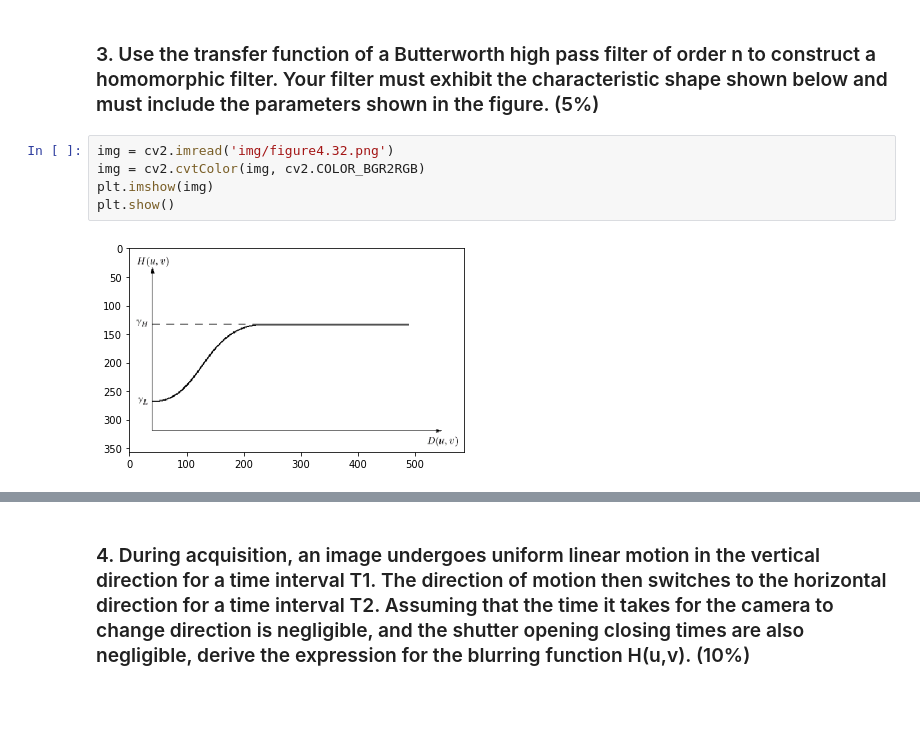
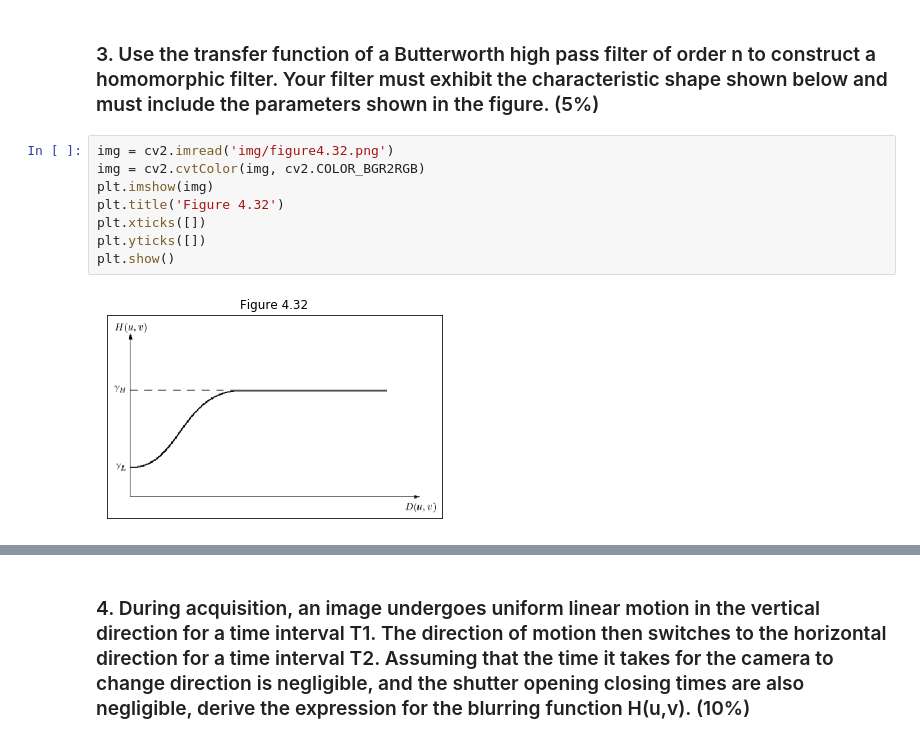
Before and after one commit to wuling31715/2018-NCCU-Computer-Vision, a Jupyter notebook: fourier_transform/demo.ipynb, the cells around one changed output, grey strips where cells are left out. Cells and saved outputs as stored; diff of their text form; blank space fills up the shorter version.

```diff
--- a/fourier_transform/demo.ipynb
+++ b/fourier_transform/demo.ipynb
@@ -149,7 +114,10 @@ plt.show()
 # %%
 img = cv2.imread('img/figure4.32.png')
 img = cv2.cvtColor(img, cv2.COLOR_BGR2RGB)
 plt.imshow(img)
+plt.title('Figure 4.32')
+plt.xticks([])
+plt.yticks([])
 plt.show()
 # %% [output]
-[figure, old version]
+[figure, new version]
```
Also changed, not shown: parts of 7 cells of this notebook, 1 other file.
